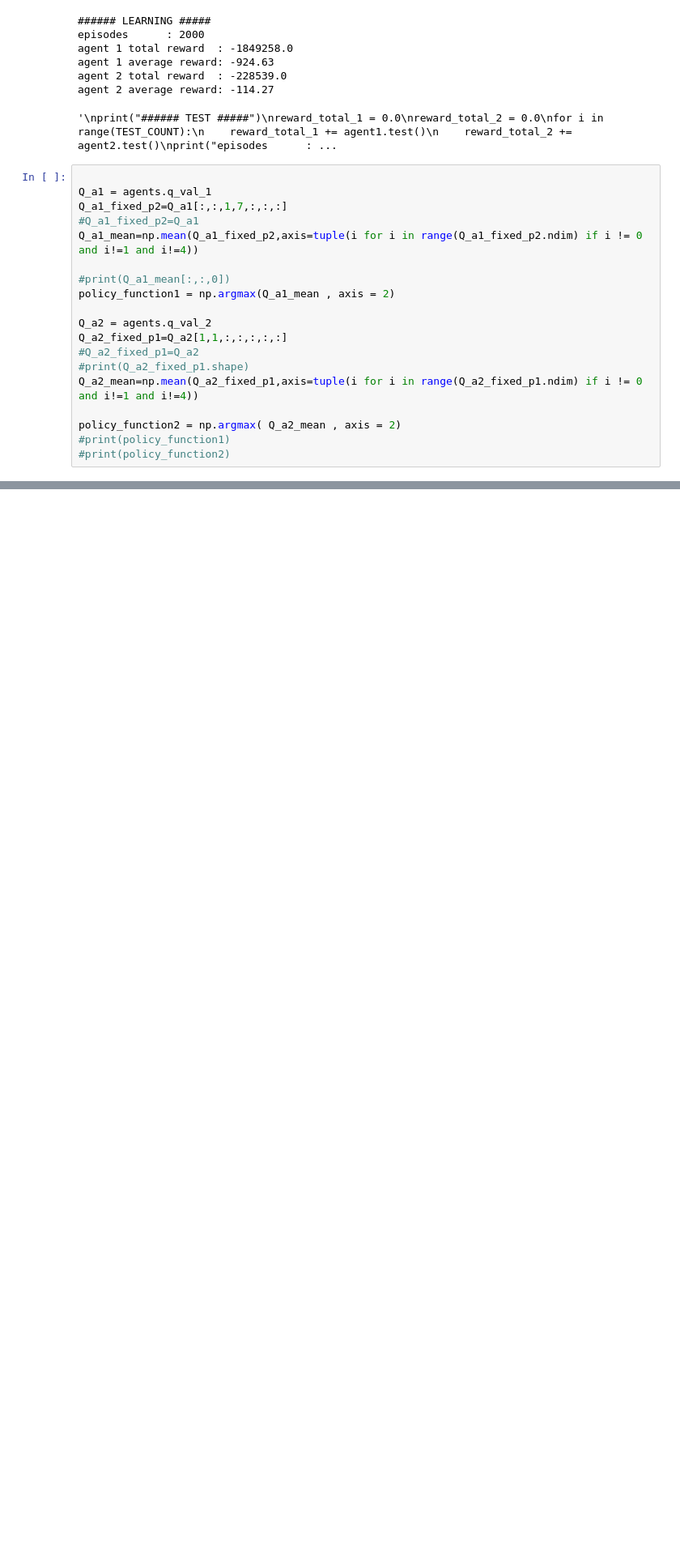
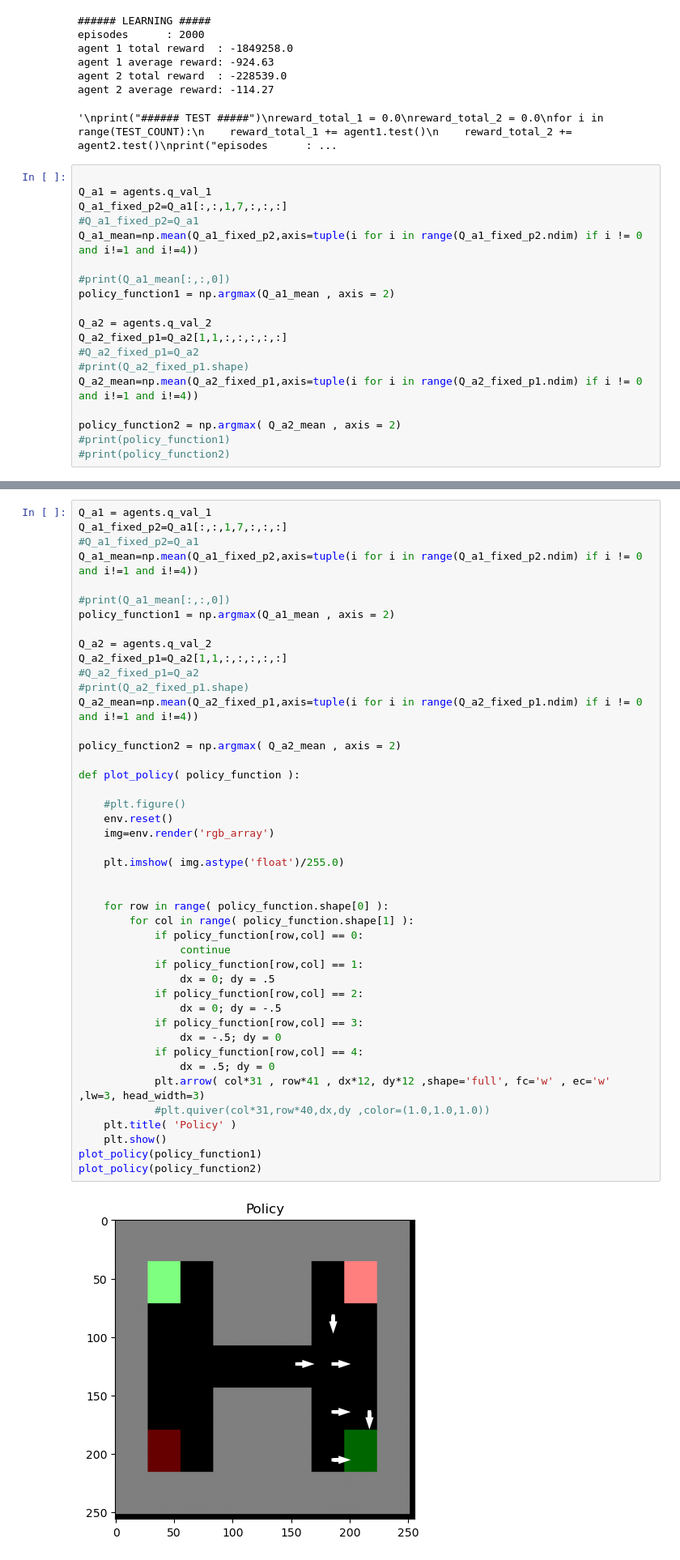
Before and after one commit to maxjappert/multi-agent_distral, a Jupyter notebook: GridWorld-Test.ipynb, the cells around one changed output, grey strips where cells are left out. Shown: that part at 81% size. Saved outputs shown, nothing was run; the diff lists cells and outputs as text; blank space fills up the shorter version.

```diff
--- a/GridWorld-Test.ipynb
+++ b/GridWorld-Test.ipynb
@@ -178,0 +231,46 @@ env.render()
+# %%
+Q_a1 = agents.q_val_1
+Q_a1_fixed_p2=Q_a1[:,:,1,7,:,:,:]
+#Q_a1_fixed_p2=Q_a1
+Q_a1_mean=np.mean(Q_a1_fixed_p2,axis=tuple(i for i in range(Q_a1_fixed_p2.ndim) if i != 0 and i!=1 and i!=4))
+
+#print(Q_a1_mean[:,:,0])
+policy_function1 = np.argmax(Q_a1_mean , axis = 2)
+
+Q_a2 = agents.q_val_2
+Q_a2_fixed_p1=Q_a2[1,1,:,:,:,:,:]
+#Q_a2_fixed_p1=Q_a2
+#print(Q_a2_fixed_p1.shape)
+Q_a2_mean=np.mean(Q_a2_fixed_p1,axis=tuple(i for i in range(Q_a2_fixed_p1.ndim) if i != 0 and i!=1 and i!=4))
+
+policy_function2 = np.argmax( Q_a2_mean , axis = 2)
+
+def plot_policy( policy_function ):
+
+    #plt.figure()
+    env.reset()
+    img=env.render('rgb_array')
+
+    plt.imshow( img.astype('float')/255.0)
+
+
+    for row in range( policy_function.shape[0] ):
+        for col in range( policy_function.shape[1] ):
+            if policy_function[row,col] == 0:
+                continue
+            if policy_function[row,col] == 1:
+                dx = 0; dy = .5
+            if policy_function[row,col] == 2:
+                dx = 0; dy = -.5
+            if policy_function[row,col] == 3:
+                dx = -.5; dy = 0
+            if policy_function[row,col] == 4:
+                dx = .5; dy = 0
+            plt.arrow( col*31 , row*41 , dx*12, dy*12 ,shape='full', fc='w' , ec='w' ,lw=3, head_width=3)
+            #plt.quiver(col*31,row*40,dx,dy ,color=(1.0,1.0,1.0))
+    plt.title( 'Policy' )
+    plt.show()
+plot_policy(policy_function1)
+plot_policy(policy_function2)
+# %% [output]
+[figure, added]
```
Also changed, not shown: parts of 5 cells of this notebook, 1 other file.
